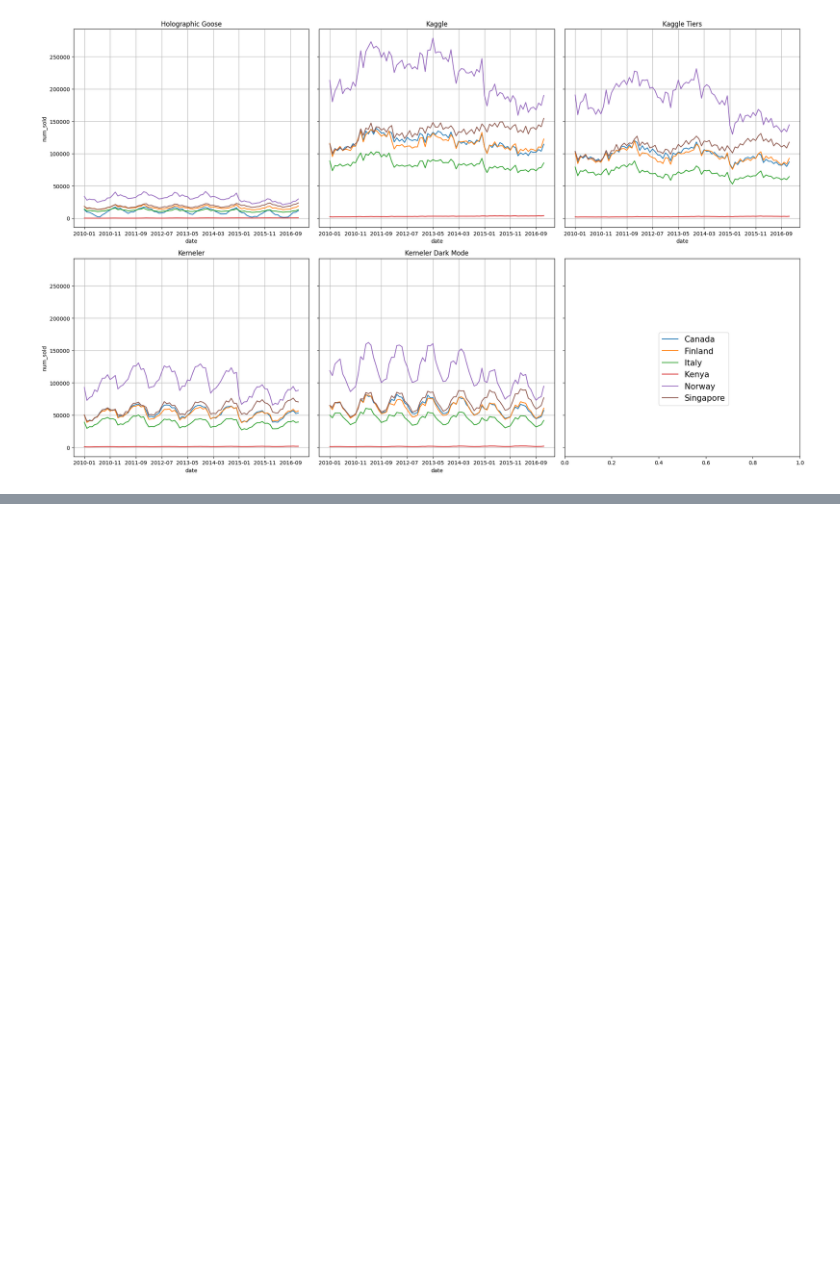
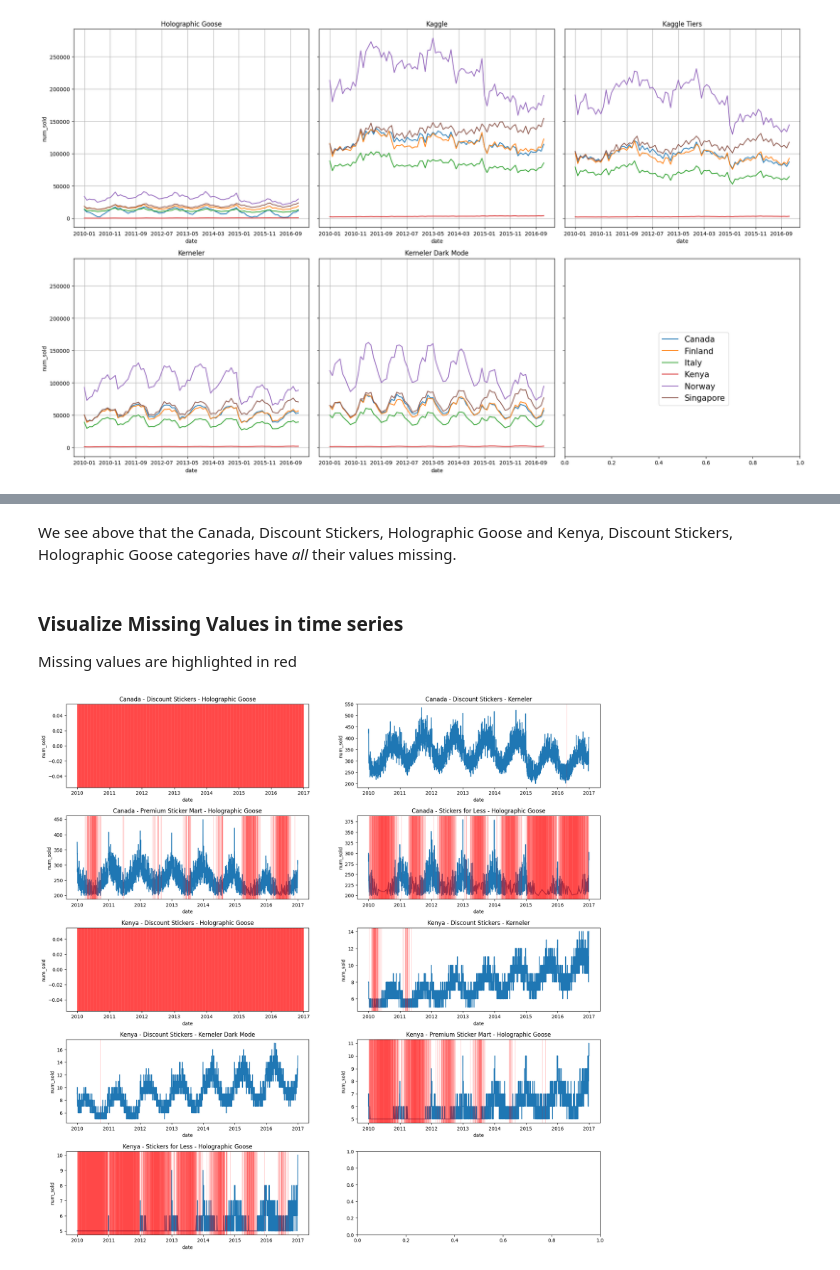
Before and after one commit to Koda98/sticker-sales-forecasting, a Jupyter notebook: notebook.ipynb, the cells around one changed output, grey strips where cells are left out. Drawn from its saved outputs; the diff is of its cells as text; code cells hidden in the pictures; blank space fills up the shorter version.

Commit message:
Added missing value analysis

```diff
--- a/notebook.ipynb
+++ b/notebook.ipynb
@@ -210,0 +216,4 @@ plt.tight_layout()
+# %%
+category_counts = df_train.groupby(["country","store","product"])["num_sold"].count().rename("count")
+missing_category_counts = category_counts[category_counts < 2557]
+missing_category_counts.reset_index()
@@ -210,0 +231,21 @@ plt.tight_layout()
+# %% [markdown]
+We see above that the Canada, Discount Stickers, Holographic Goose and Kenya, Discount Stickers, Holographic Goose categories have *all* their values missing.
+# %% [markdown]
+### Visualize Missing Values in time series
+
+Missing values are highlighted in red
+# %%
+fig, ax = plt.subplots(5, 2, figsize=(20, 20))
+ax = ax.flatten()
+
+for i, (country, store, product) in enumerate(missing_category_counts.index):
+    plot_df = df_train.loc[(df_train["country"] == country) & (df_train["store"] == store) & (df_train["product"] == product)]
+    missing_vals = plot_df.loc[plot_df["num_sold"].isna()]
+    sns.lineplot(plot_df, x="date", y="num_sold", ax=ax[i])
+    for missing_date in missing_vals["date"]:
+        ax[i].axvline(missing_date, color='red',  linestyle='-', linewidth=1, alpha=0.2)
+    ax[i].set_title(f"{country} - {store} - {product}")
+
+plt.subplots_adjust(hspace = 0.35)
+# %% [output]
+[figure, added]
```
Also changed, not shown: parts of 7 cells of this notebook, 1 other file.
